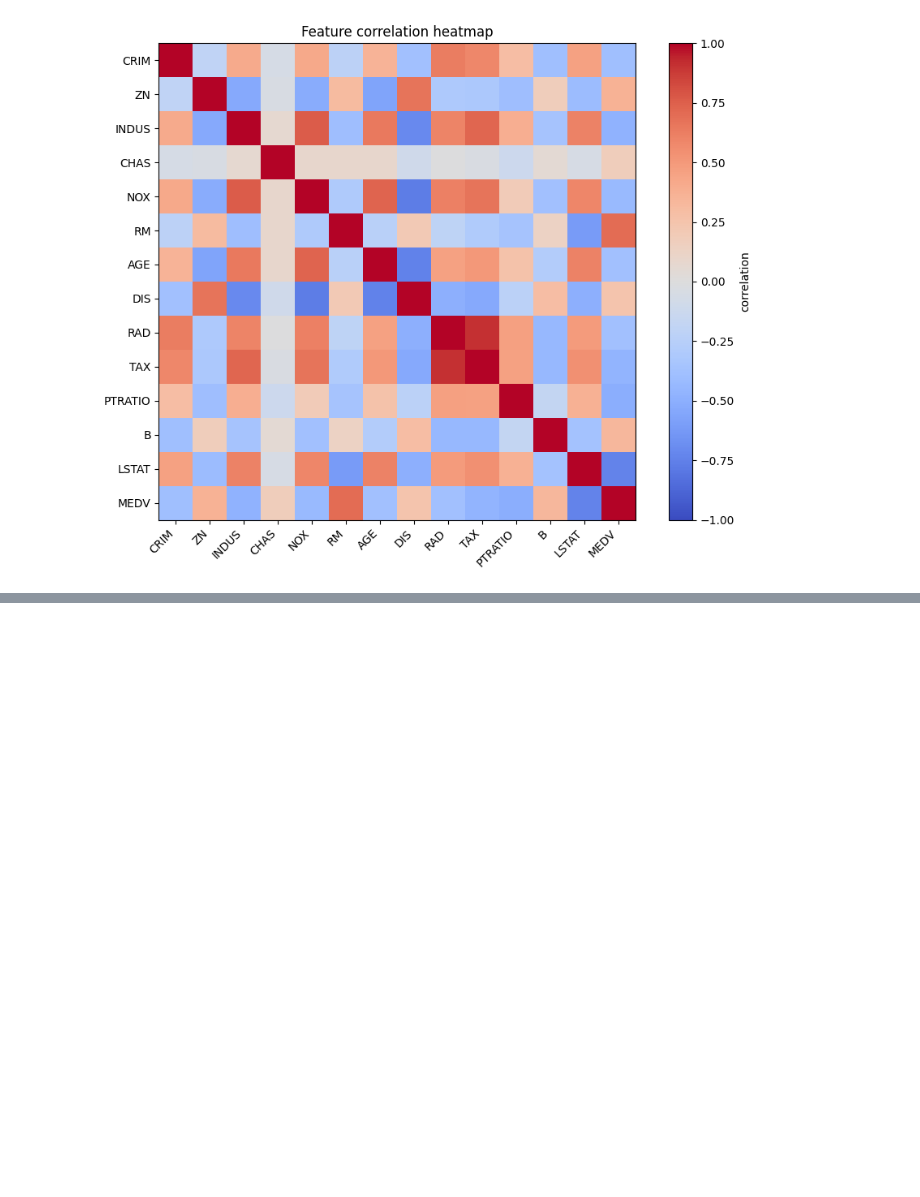
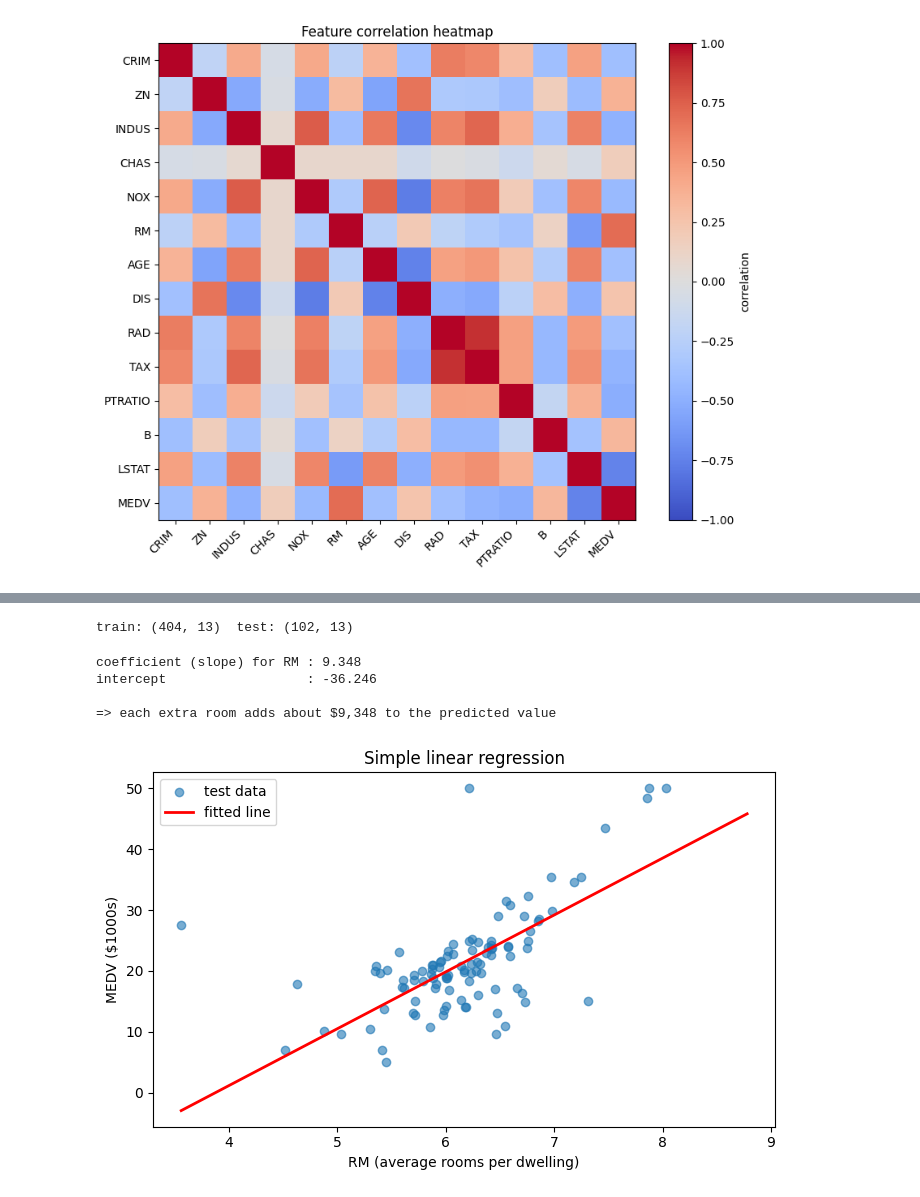
Before and after one commit to meherabmehu/ml-internship-codveda, a Jupyter notebook: level-1-basic/02_linear_regression_house_prices.ipynb, the cells around one changed output, grey strips where cells are left out. Drawn from its saved outputs; the diff is of its cells as text; code cells hidden in the pictures; blank space fills up the shorter version.

Commit message:
train simple and multiple linear regression models

```diff
--- a/level-1-basic/02_linear_regression_house_prices.ipynb
+++ b/level-1-basic/02_linear_regression_house_prices.ipynb
@@ -108,0 +115,39 @@ plt.show()
+# %%
+from sklearn.model_selection import train_test_split
+from sklearn.linear_model import LinearRegression
+from sklearn.metrics import r2_score, mean_squared_error
+
+X = df.drop(columns=['MEDV'])
+y = df['MEDV']
+
+X_train, X_test, y_train, y_test = train_test_split(
+    X, y, test_size=0.2, random_state=42
+)
+print('train:', X_train.shape, ' test:', X_test.shape)
+# %% [output]
+train: (404, 13)  test: (102, 13)
+# %%
+# --- simple LR: price ~ number of rooms ---
+simple = LinearRegression().fit(X_train[['RM']], y_train)
+
+print(f'coefficient (slope) for RM : {simple.coef_[0]:.3f}')
+print(f'intercept                  : {simple.intercept_:.3f}')
+print(f'\n=> each extra room adds about ${simple.coef_[0]*1000:,.0f} to the predicted value')
+
+# plot the fitted line on the test data
+xs = np.linspace(df['RM'].min(), df['RM'].max(), 100)
+plt.figure(figsize=(7, 4.5))
+plt.scatter(X_test['RM'], y_test, alpha=0.6, label='test data')
+plt.plot(xs, simple.coef_[0] * xs + simple.intercept_, 'r', lw=2, label='fitted line')
+plt.xlabel('RM (average rooms per dwelling)')
+plt.ylabel('MEDV ($1000s)')
+plt.title('Simple linear regression')
+plt.legend()
+plt.tight_layout()
+plt.show()
+# %% [output]
+coefficient (slope) for RM : 9.348
+intercept                  : -36.246
+
+=> each extra room adds about $9,348 to the predicted value
+[figure, added]
```
Also changed, not shown: parts of 4 cells of this notebook.
